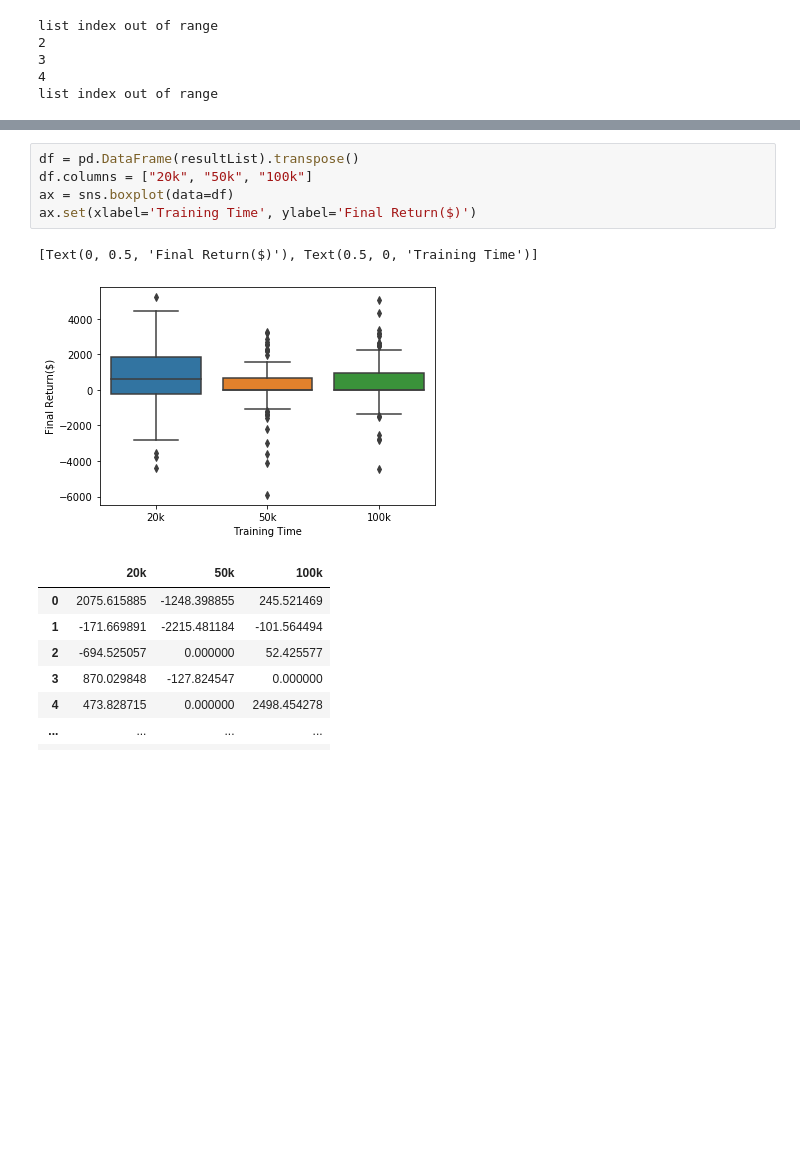
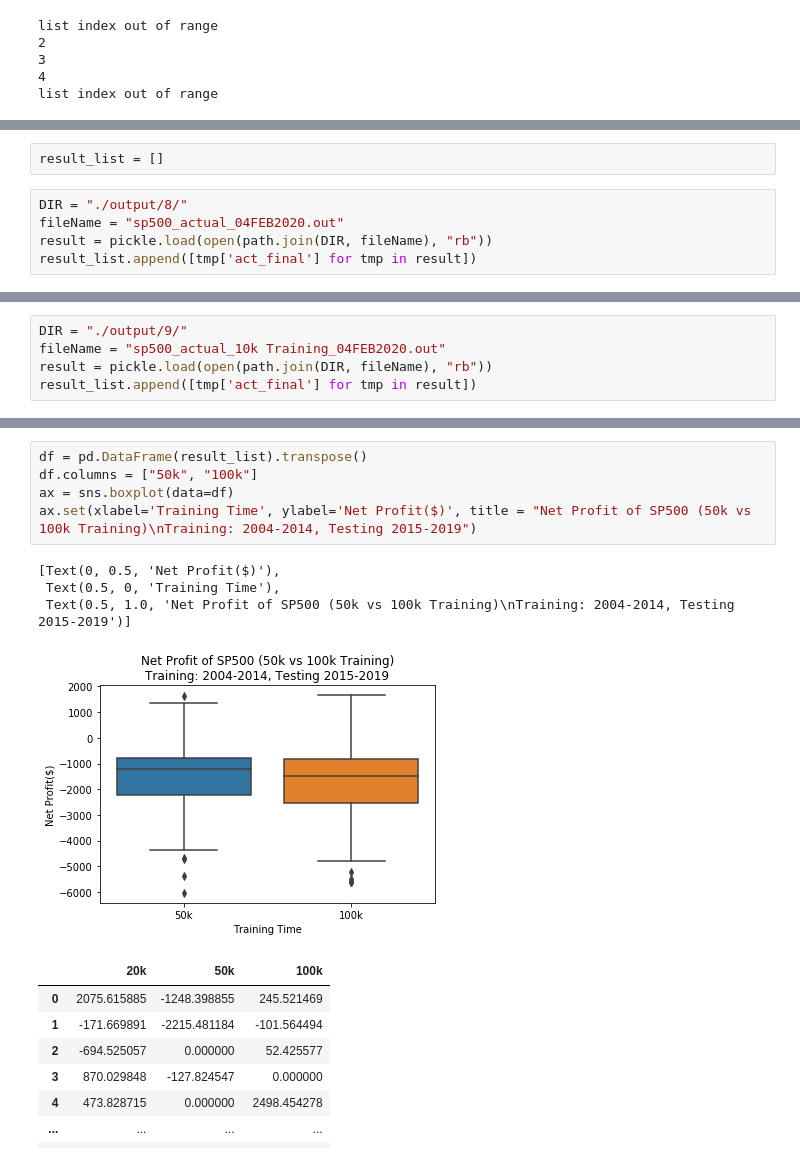
Before and after one commit to lzcaisg/reinforcement_trader, a Jupyter notebook: from github/Stock-Trading-Environment/Get Statistics.ipynb, the cells around one changed output, grey strips where cells are left out. Drawn from its saved outputs; the diff is of its cells as text; blank space fills up the shorter version.

Commit message:
Update net profit training result

```diff
--- a/from github/Stock-Trading-Environment/Get Statistics.ipynb
+++ b/from github/Stock-Trading-Environment/Get Statistics.ipynb
@@ -85,0 +46,7 @@ resultList
+# %%
+result_list = []
+# %%
+DIR = "./output/8/"
+fileName = "sp500_actual_04FEB2020.out"
+result = pickle.load(open(path.join(DIR, fileName), "rb"))
+result_list.append([tmp['act_final'] for tmp in result])
@@ -85,0 +77,5 @@ resultList
+# %%
+DIR = "./output/9/"
+fileName = "sp500_actual_10k Training_04FEB2020.out"
+result = pickle.load(open(path.join(DIR, fileName), "rb"))
+result_list.append([tmp['act_final'] for tmp in result])
@@ -86,11 +106,13 @@ resultList
 # %%
-df = pd.DataFrame(resultList).transpose()
-df.columns = ["20k", "50k", "100k"]
+df = pd.DataFrame(result_list).transpose()
+df.columns = ["50k", "100k"]
 ax = sns.boxplot(data=df)
-ax.set(xlabel='Training Time', ylabel='Final Return($)')
+ax.set(xlabel='Training Time', ylabel='Net Profit($)', title = "Net Profit of SP500 (50k vs 100k Training)\nTraining: 2004-2014, Testing 2015-2019")
 # %% [output]
-[Text(0, 0.5, 'Final Return($)'), Text(0.5, 0, 'Training Time')]
+[Text(0, 0.5, 'Net Profit($)'),
+ Text(0.5, 0, 'Training Time'),
+ Text(0.5, 1.0, 'Net Profit of SP500 (50k vs 100k Training)\nTraining: 2004-2014, Testing 2015-2019')]
-[figure, old version]
+[figure, new version]
 # %%
 # %% [output]
 |  | 20k | 50k | 100k |
```
Also changed, not shown: parts of 7 cells of this notebook, 19 other files.
